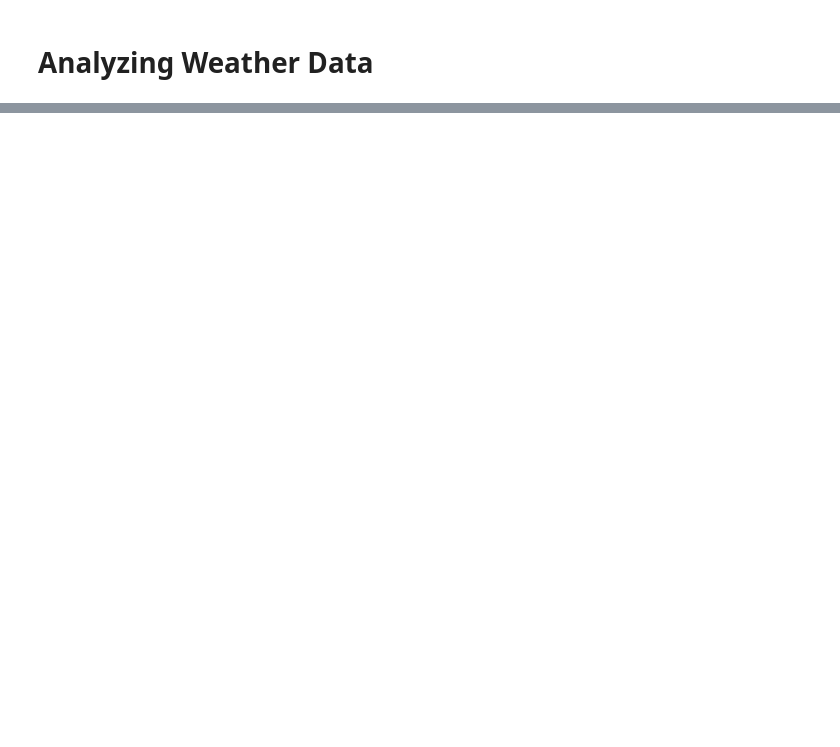
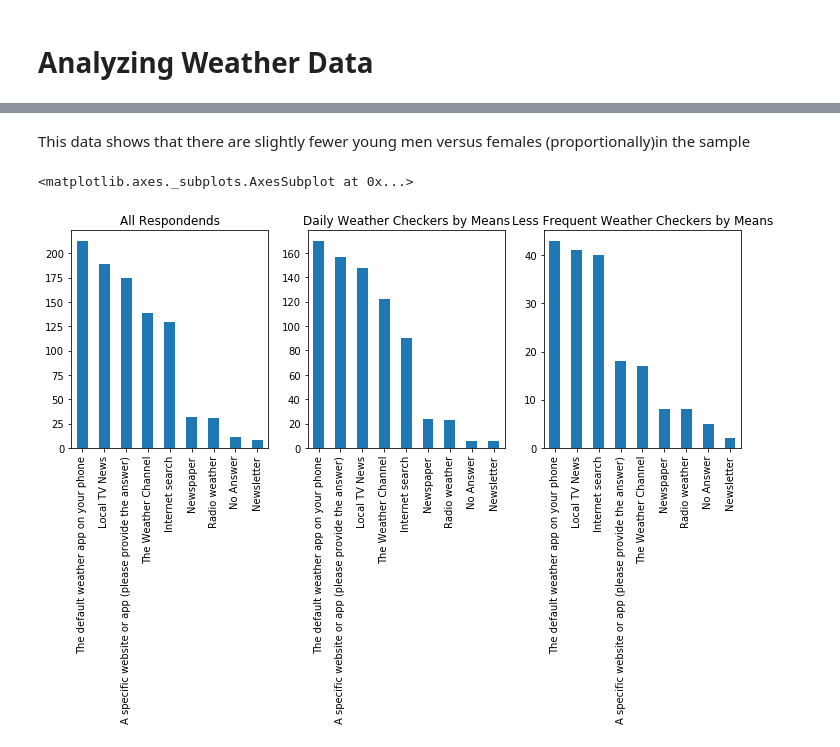
Before and after one commit to carrrmi/weatherAnalysis, a Jupyter notebook: data_cleanup.ipynb, the cells around one changed output, grey strips where cells are left out. Cells and saved outputs as stored; diff of their text form; code cells hidden in the pictures; blank space fills up the shorter version.

```diff
--- a/data_cleanup.ipynb
+++ b/data_cleanup.ipynb
@@ -26,0 +37,10 @@ cleanedData = weather.replace("-","No Answer")
+# %% [markdown]
+This data shows that there are slightly fewer young men versus females (proportionally)in the sample
+# %%
+fig, axes = plt.subplots(nrows=1, ncols=3, figsize=(12,4))
+cleanedData['howDoYouCheck'].value_counts().plot(kind='bar', title='All Respondends', ax=axes[0])
+cleanedData[cleanedData['checkDaily']=='Yes']['howDoYouCheck'].value_counts().plot(kind='bar', title='Daily Weather Checkers by Means', ax=axes[1])
+cleanedData[cleanedData['checkDaily']=='No']['howDoYouCheck'].value_counts().plot(kind='bar', title='Less Frequent Weather Checkers by Means', ax=axes[2])
+# %% [output]
+<matplotlib.axes._subplots.AxesSubplot at 0x...>
+[figure, added]
```
Also changed, not shown: parts of 15 cells of this notebook.
